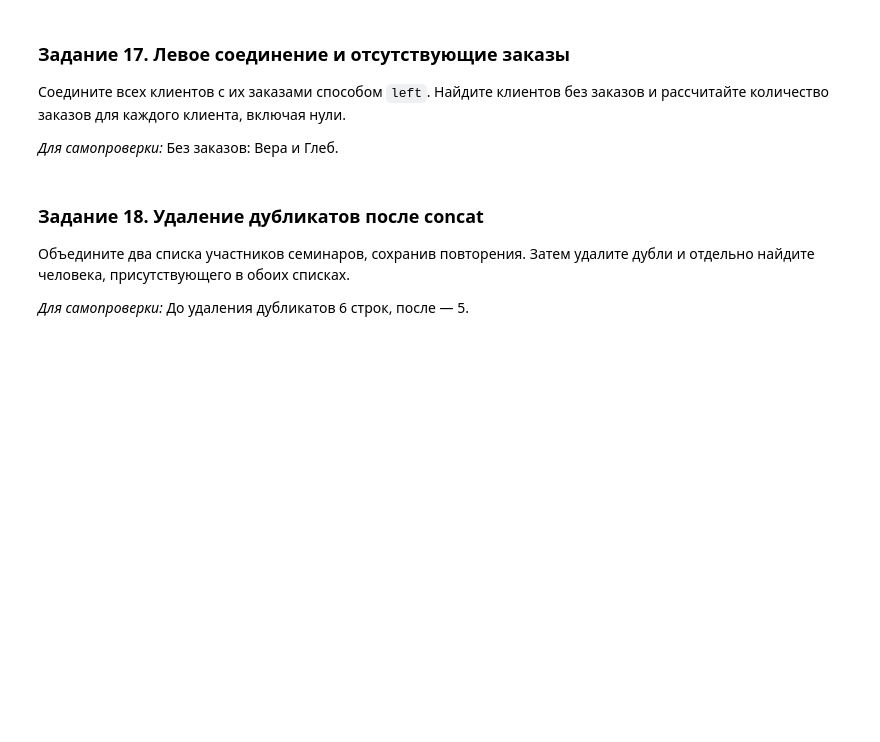
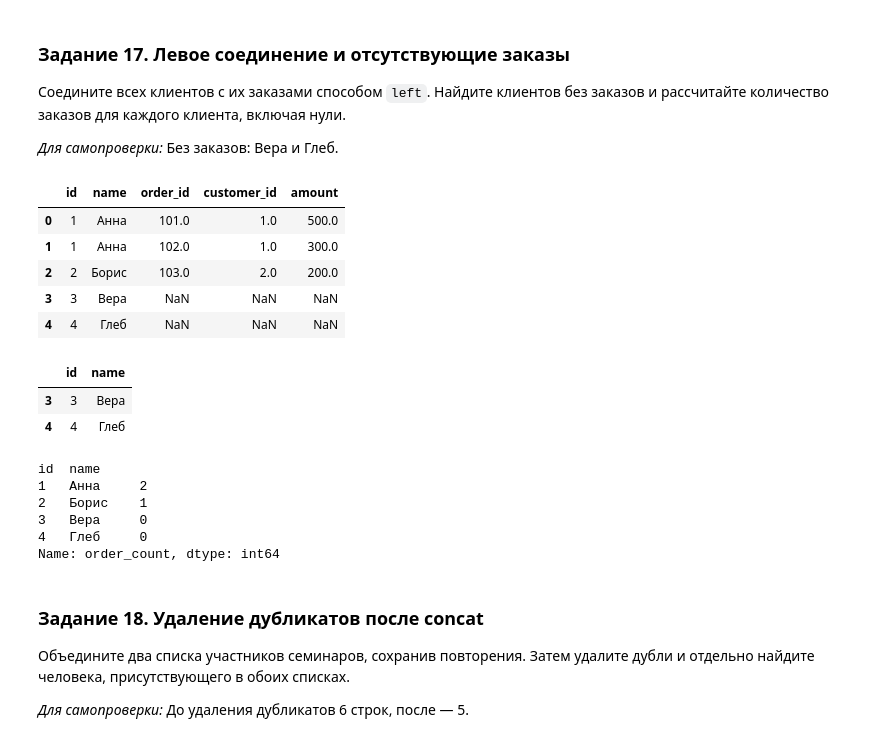
Before and after one commit to Sashaprok22/NSUTasks, a Jupyter notebook: MachineLearning/packs/8/lesson_8.ipynb, the cells around one changed output. Saved outputs shown, nothing was run; the diff lists cells and outputs as text; code cells hidden in the pictures; blank space fills up the shorter version.

```diff
--- a/MachineLearning/packs/8/lesson_8.ipynb
+++ b/MachineLearning/packs/8/lesson_8.ipynb
@@ -298,7 +478,26 @@ orders = pd.DataFrame({
     'amount':[500,300,200,np.nan]
 })
 # %%
-# Ваше решение
+customer_orders = customers.merge(orders, left_on='id', right_on='customer_id', how='left')
+display(customer_orders)
+display(customer_orders.loc[customer_orders['order_id'].isna(), ['id', 'name']])
+display(customer_orders.groupby(['id', 'name'])['order_id'].count().rename('order_count'))
+# %% [output]
+|  | id | name | order_id | customer_id | amount |
+| 0 | 1 | Анна | 101.0 | 1.0 | 500.0 |
+| 1 | 1 | Анна | 102.0 | 1.0 | 300.0 |
+| 2 | 2 | Борис | 103.0 | 2.0 | 200.0 |
+| 3 | 3 | Вера | NaN | NaN | NaN |
+| 4 | 4 | Глеб | NaN | NaN | NaN |
+|  | id | name |
+| 3 | 3 | Вера |
+| 4 | 4 | Глеб |
+id  name
+1   Анна     2
+2   Борис    1
+3   Вера     0
+4   Глеб     0
+Name: order_count, dtype: int64
 # %% [markdown]
 ### Задание 18. Удаление дубликатов после concat
 
```
Also changed, not shown: parts of 39 cells of this notebook.
